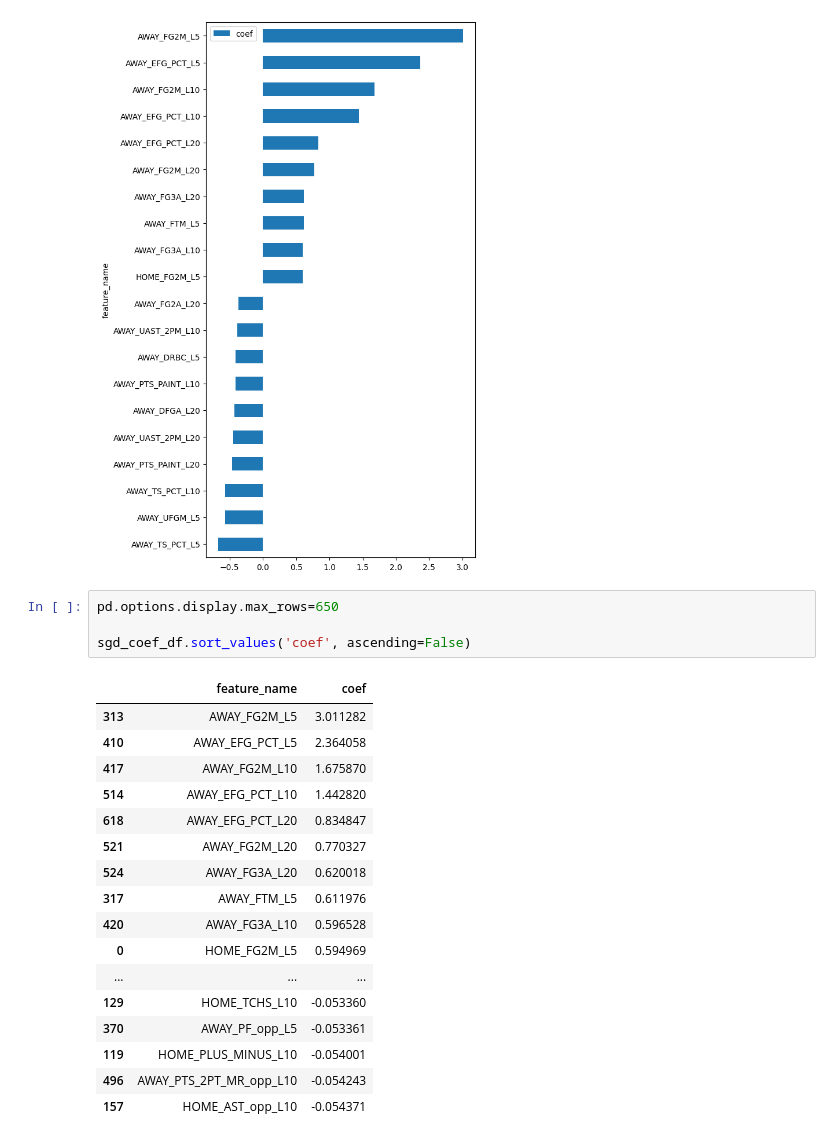
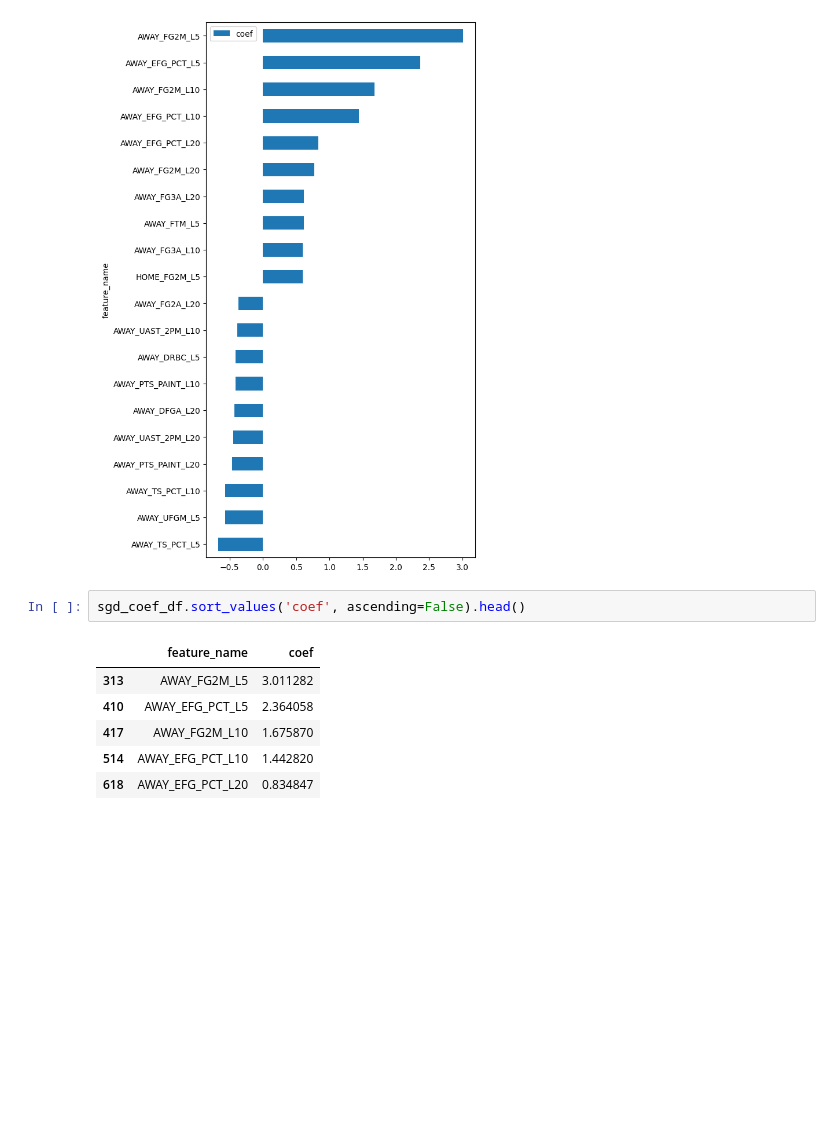
Before and after one commit to jnish23/NBA_Model_V2, a Jupyter notebook: notebooks/model_feature_analysis.ipynb, the cells around one changed output. Drawn from its saved outputs; the diff is of its cells as text; blank space fills up the shorter version.

```diff
--- a/notebooks/model_feature_analysis.ipynb
+++ b/notebooks/model_feature_analysis.ipynb
@@ -71,24 +98,11 @@ sgd_coef_df = view_model_coefs(best_sgd_reg.named_steps['sgd'].estimators_[1], X
 # %% [output]
 [figure]
 # %%
-pd.options.display.max_rows=650
-
-sgd_coef_df.sort_values('coef', ascending=False)
+sgd_coef_df.sort_values('coef', ascending=False).head()
 # %% [output]
 |  | feature_name | coef |
 | 313 | AWAY_FG2M_L5 | 3.011282 |
 | 410 | AWAY_EFG_PCT_L5 | 2.364058 |
 | 417 | AWAY_FG2M_L10 | 1.675870 |
 | 514 | AWAY_EFG_PCT_L10 | 1.442820 |
 | 618 | AWAY_EFG_PCT_L20 | 0.834847 |
-| 521 | AWAY_FG2M_L20 | 0.770327 |
-| 524 | AWAY_FG3A_L20 | 0.620018 |
-| 317 | AWAY_FTM_L5 | 0.611976 |
-| 420 | AWAY_FG3A_L10 | 0.596528 |
-| 0 | HOME_FG2M_L5 | 0.594969 |
-| ... | ... | ... |
-| 129 | HOME_TCHS_L10 | -0.053360 |
-| 370 | AWAY_PF_opp_L5 | -0.053361 |
-| 119 | HOME_PLUS_MINUS_L10 | -0.054001 |
-| 496 | AWAY_PTS_2PT_MR_opp_L10 | -0.054243 |
-| 157 | HOME_AST_opp_L10 | -0.054371 |
```
Also changed, not shown: parts of 5 cells of this notebook, 4 other files.
